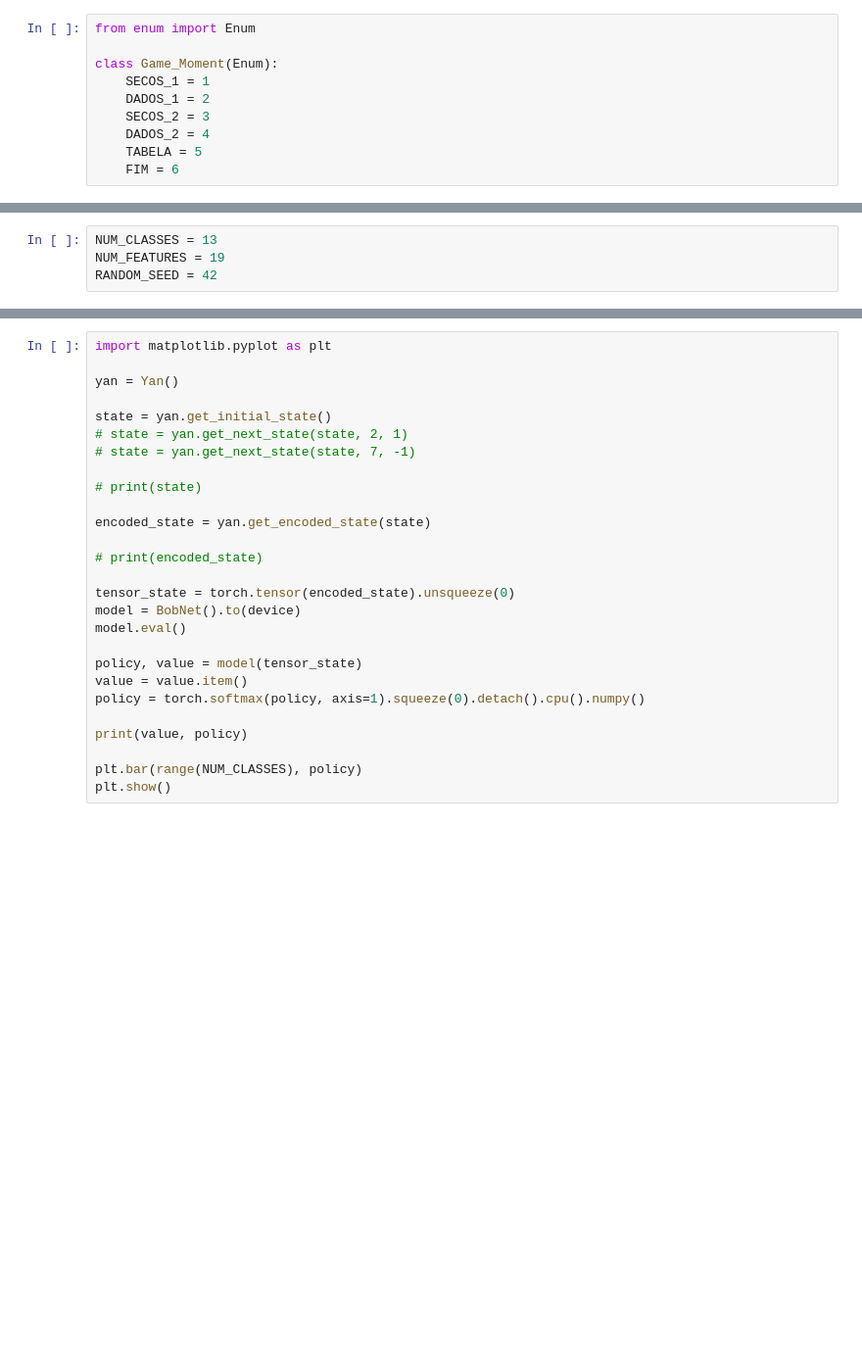
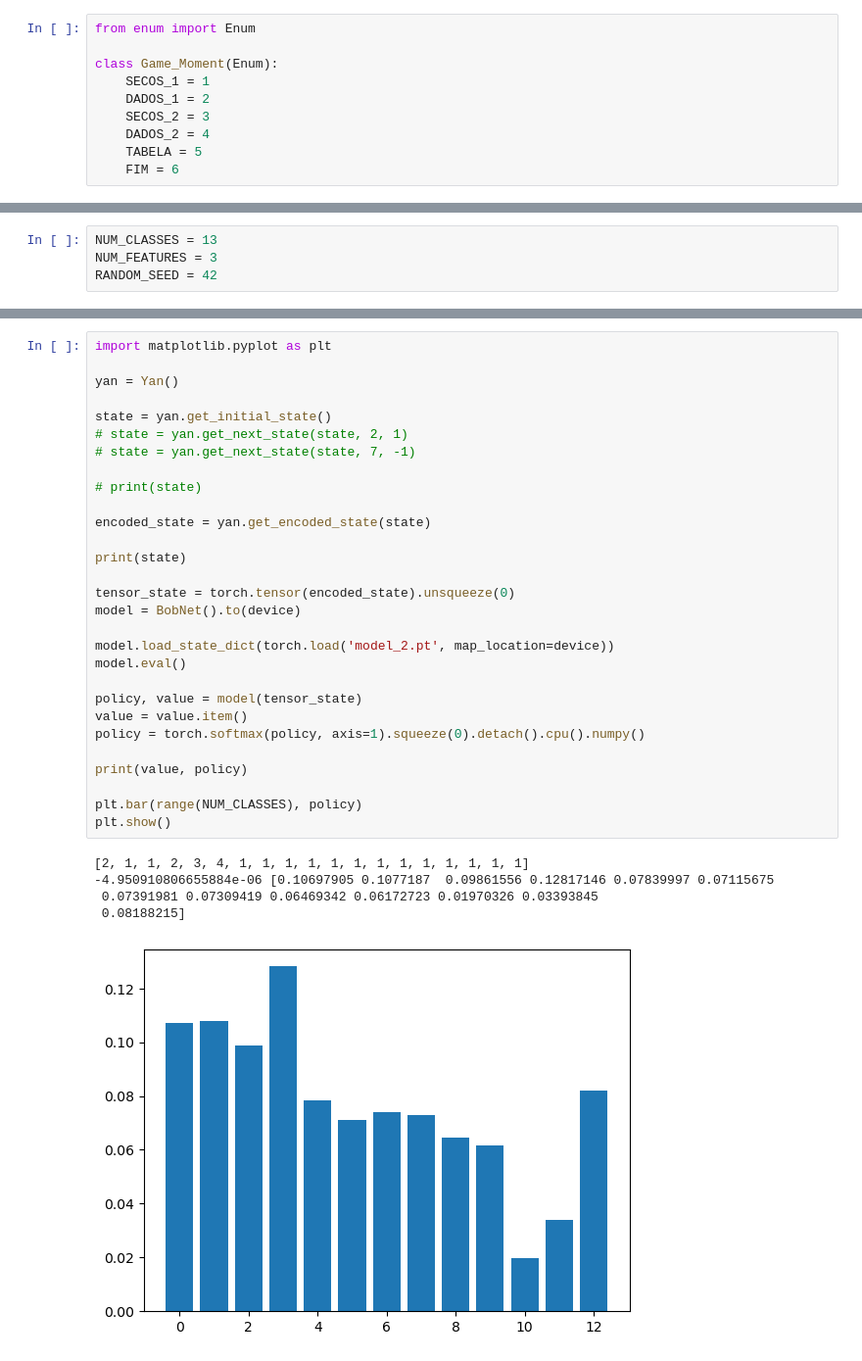
Before and after one commit to felipe-fernandes/AlphaZeroFromScratch, a Jupyter notebook: Yan.ipynb, the cells around one changed output, grey strips where cells are left out. Shown: that part at 98% size. Cells and saved outputs as stored; diff of their text form; blank space fills up the shorter version.

```diff
--- a/Yan.ipynb
+++ b/Yan.ipynb
@@ -582,6 +1139,6 @@ while True:
 # %%
 NUM_CLASSES = 13
-NUM_FEATURES = 19
+NUM_FEATURES = 3
 RANDOM_SEED = 42
 # %%
 
@@ -674,27 +1425,35 @@ class ResBlock(nn.Module):
 # %%
 import matplotlib.pyplot as plt
 
 yan = Yan()
 
 state = yan.get_initial_state()
 # state = yan.get_next_state(state, 2, 1)
 # state = yan.get_next_state(state, 7, -1)
 
 # print(state)
 
 encoded_state = yan.get_encoded_state(state)
 
-# print(encoded_state)
+print(state)
 
 tensor_state = torch.tensor(encoded_state).unsqueeze(0)
 model = BobNet().to(device)
+
+model.load_state_dict(torch.load('model_2.pt', map_location=device))
 model.eval()
 
 policy, value = model(tensor_state)
 value = value.item()
 policy = torch.softmax(policy, axis=1).squeeze(0).detach().cpu().numpy()
 
 print(value, policy)
 
 plt.bar(range(NUM_CLASSES), policy)
 plt.show()
+# %% [output]
+[2, 1, 1, 2, 3, 4, 1, 1, 1, 1, 1, 1, 1, 1, 1, 1, 1, 1, 1]
+-4.950910806655884e-06 [0.10697905 0.1077187  0.09861556 0.12817146 0.07839997 0.07115675
+ 0.07391981 0.07309419 0.06469342 0.06172723 0.01970326 0.03393845
+ 0.08188215]
+[figure, added]
```
Also changed, not shown: parts of 12 cells of this notebook, 1 other file.
